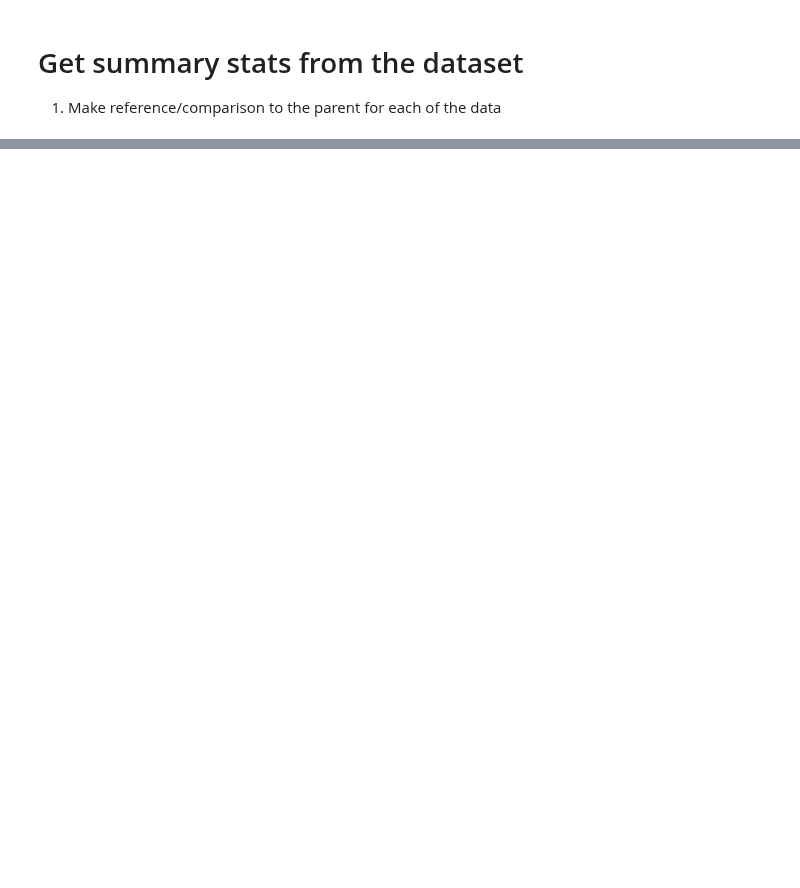
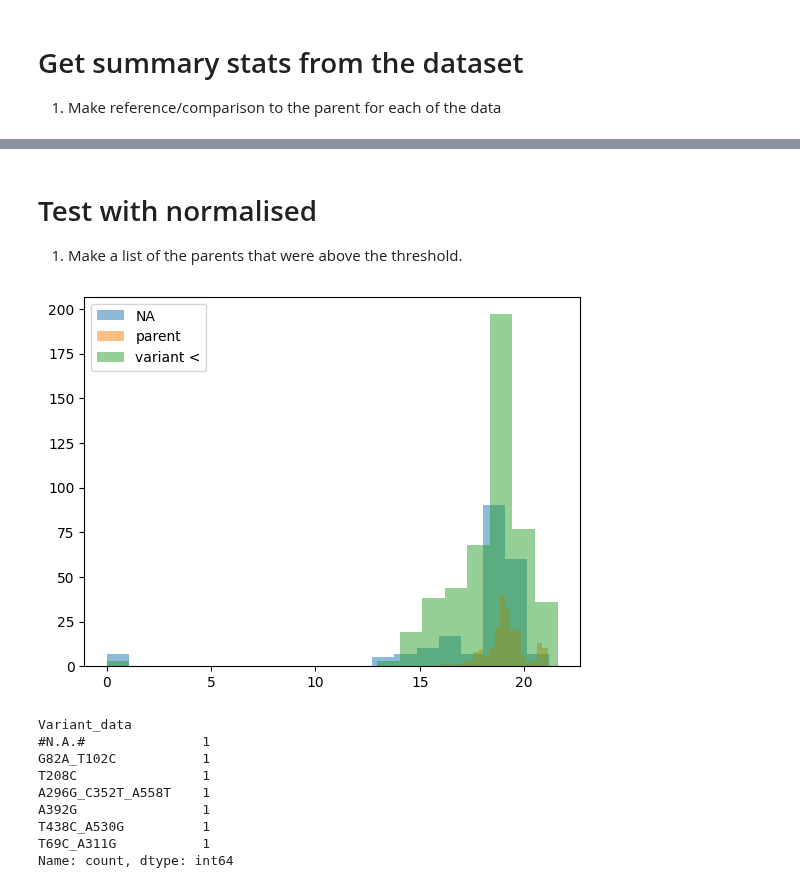
Before and after one commit to fhalab/LevSeq, a Jupyter notebook: manucript/notebooks/Ape AGW/Summary Stats.ipynb, the cells around one changed output, grey strips where cells are left out. Saved outputs shown, nothing was run; the diff lists cells and outputs as text; code cells hidden in the pictures; blank space fills up the shorter version.

```diff
--- a/manucript/notebooks/Ape AGW/Summary Stats.ipynb
+++ b/manucript/notebooks/Ape AGW/Summary Stats.ipynb
@@ -87,0 +189,34 @@ df
+# %% [markdown]
+# Test with normalised
+1. Make a list of the parents that were above the threshold.
+# %%
+# Get the mean for the specific activity column
+import numpy as np
+
+col = 'cis_log2'
+mean_parent = np.nanmax(parent_df[col].values)
+std_parent = np.nanstd(parent_df[col].values)
+# Get the number which are 1.5 SD above the mean parent
+
+plt.hist(na_df[col].values, label='NA', alpha=0.5, bins=20)
+plt.hist(parent_df[col].values, label='parent', alpha=0.5, bins=20)
+plt.hist(variant_df[col].values, label='variant <', alpha=0.5, bins=20)
+
+# plt.hist(variant_df[variant_df[col] > mean_parent][col].values, label='variant >', alpha=0.5)
+# plt.hist(variant_df[variant_df[col] < mean_parent][col].values, label='variant <', alpha=0.5)
+plt.legend()
+plt.show()
+
+sig_df = df[df[col] > mean_parent]# + 1.5*std_parent]
+sig_df['Variant_data'].value_counts()
+# %% [output]
+[figure, added]
+Variant_data
+#N.A.#               1
+G82A_T102C           1
+T208C                1
+A296G_C352T_A558T    1
+A392G                1
+T438C_A530G          1
+T69C_A311G           1
+Name: count, dtype: int64
```
Also changed, not shown: parts of 23 cells of this notebook.
